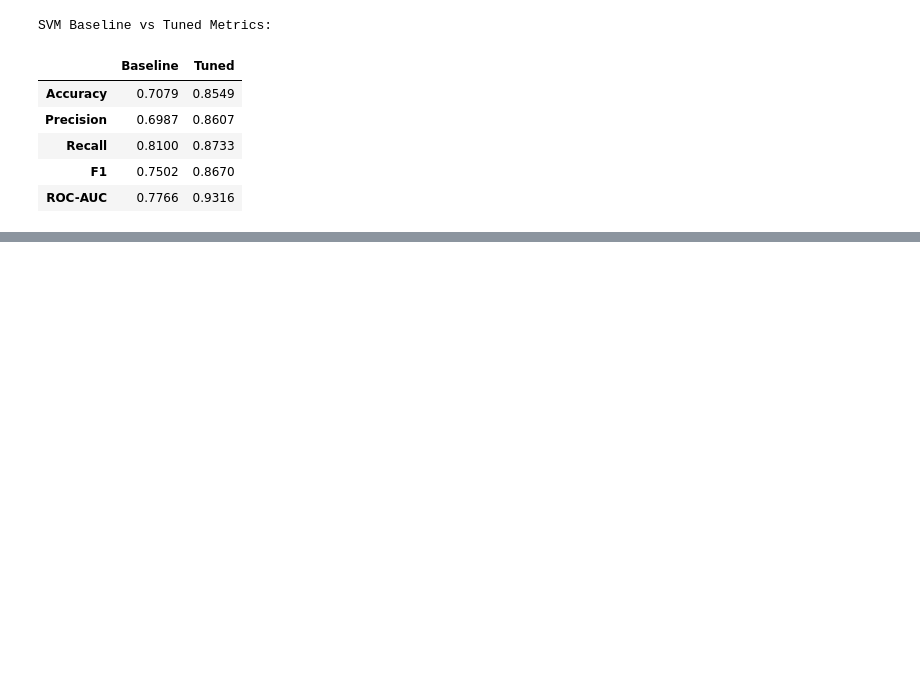
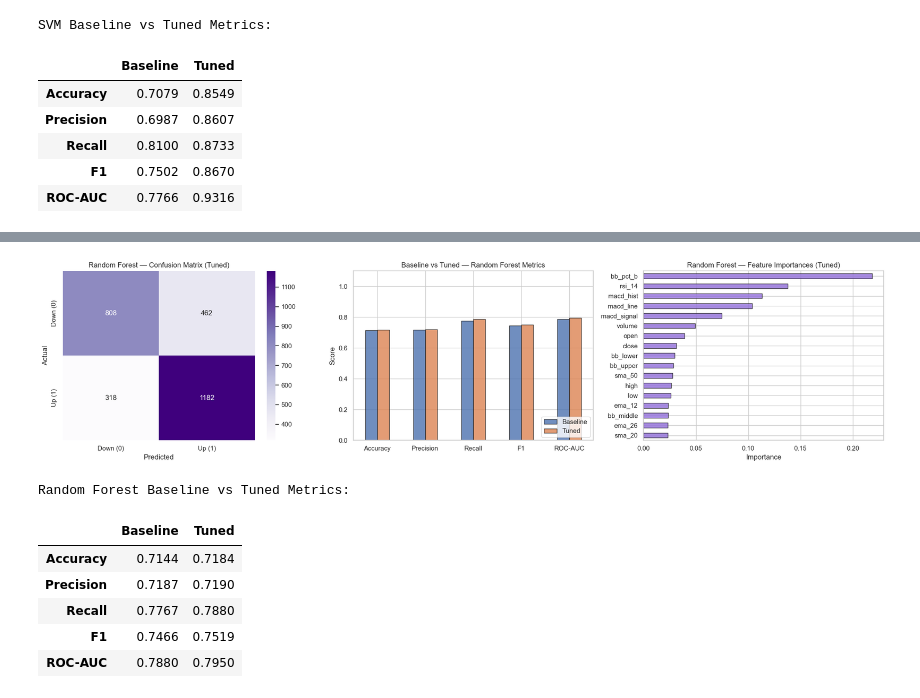
Before and after one commit to deshmukhm020590/s_n_p_classifier, a Jupyter notebook: model_files/notebooks/src/04_model_predict.ipynb, the cells around one changed output, grey strips where cells are left out. Saved outputs shown, nothing was run; the diff lists cells and outputs as text; code cells hidden in the pictures; blank space fills up the shorter version.

```diff
--- a/model_files/notebooks/src/04_model_predict.ipynb
+++ b/model_files/notebooks/src/04_model_predict.ipynb
@@ -423,0 +727,63 @@ SVM Baseline vs Tuned Metrics:
+# %%
+# Plot Random Forest confusion matrix, baseline vs tuned metrics, and feature importances
+try:
+    fig, axes = plt.subplots(1, 3, figsize=(20, 5))
+
+    # Confusion matrix — tuned Random Forest
+    cm_rf = confusion_matrix(y_test, y_pred_rf)
+    sns.heatmap(cm_rf, annot=True, fmt='d', cmap='Purples', ax=axes[0],
+                xticklabels=['Down (0)', 'Up (1)'],
+                yticklabels=['Down (0)', 'Up (1)'])
+    axes[0].set_title('Random Forest — Confusion Matrix (Tuned)')
+    axes[0].set_ylabel('Actual')
+    axes[0].set_xlabel('Predicted')
+
+    # Bar chart: Random Forest baseline vs tuned metrics
+    rf_metrics_compare = pd.DataFrame({
+        'Baseline': {
+            'Accuracy' : accuracy_score(y_test, y_pred_rf_baseline),
+            'Precision': precision_score(y_test, y_pred_rf_baseline),
+            'Recall'   : recall_score(y_test, y_pred_rf_baseline),
+            'F1'       : f1_score(y_test, y_pred_rf_baseline),
+            'ROC-AUC'  : roc_auc_score(y_test, y_prob_rf_baseline)
+        },
+        'Tuned': {
+            'Accuracy' : accuracy_score(y_test, y_pred_rf),
+            'Precision': precision_score(y_test, y_pred_rf),
+            'Recall'   : recall_score(y_test, y_pred_rf),
+            'F1'       : f1_score(y_test, y_pred_rf),
+            'ROC-AUC'  : roc_auc_score(y_test, y_prob_rf)
+        }
+    })
+
+    rf_metrics_compare.plot(kind='bar', ax=axes[1], edgecolor='k', alpha=0.8)
+    axes[1].set_title('Baseline vs Tuned — Random Forest Metrics')
+    axes[1].set_ylabel('Score')
+    axes[1].set_ylim(0, 1.1)
+    axes[1].tick_params(axis='x', rotation=0)
+    axes[1].legend(loc='lower right')
+
+    # Feature importances from tuned Random Forest
+    feature_importances = pd.Series(rf_best.feature_importances_, index=X_train.columns)
+    feature_importances.sort_values().plot(kind='barh', ax=axes[2], color='mediumpurple', edgecolor='k', alpha=0.8)
+    axes[2].set_title('Random Forest — Feature Importances (Tuned)')
+    axes[2].set_xlabel('Importance')
+
+    plt.tight_layout()
+    plt.savefig(os.path.join(output_dir, 'rf_evaluation.png'), bbox_inches='tight')
+    plt.show()
+
+    print("\nRandom Forest Baseline vs Tuned Metrics:")
+    display(rf_metrics_compare.round(4))
+
+except Exception as e:
+    print(f"[ERROR] Random Forest plotting failed: {e}")
+# %% [output]
+[figure, added]
+Random Forest Baseline vs Tuned Metrics:
+|  | Baseline | Tuned |
+| Accuracy | 0.7144 | 0.7184 |
+| Precision | 0.7187 | 0.7190 |
+| Recall | 0.7767 | 0.7880 |
+| F1 | 0.7466 | 0.7519 |
+| ROC-AUC | 0.7880 | 0.7950 |
```
Also changed, not shown: parts of 7 cells of this notebook, 2 other files.
